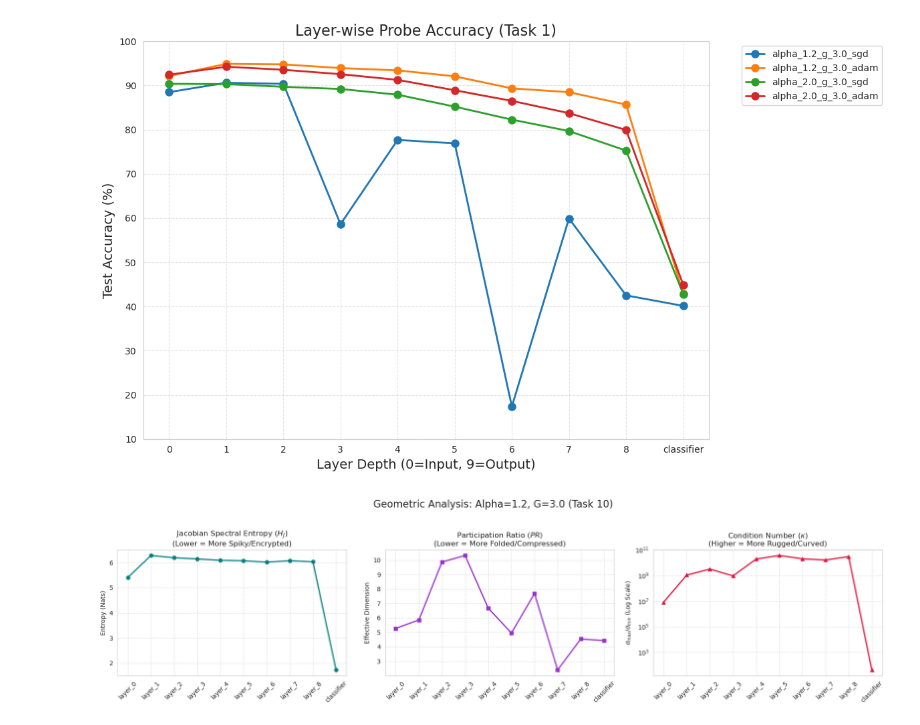
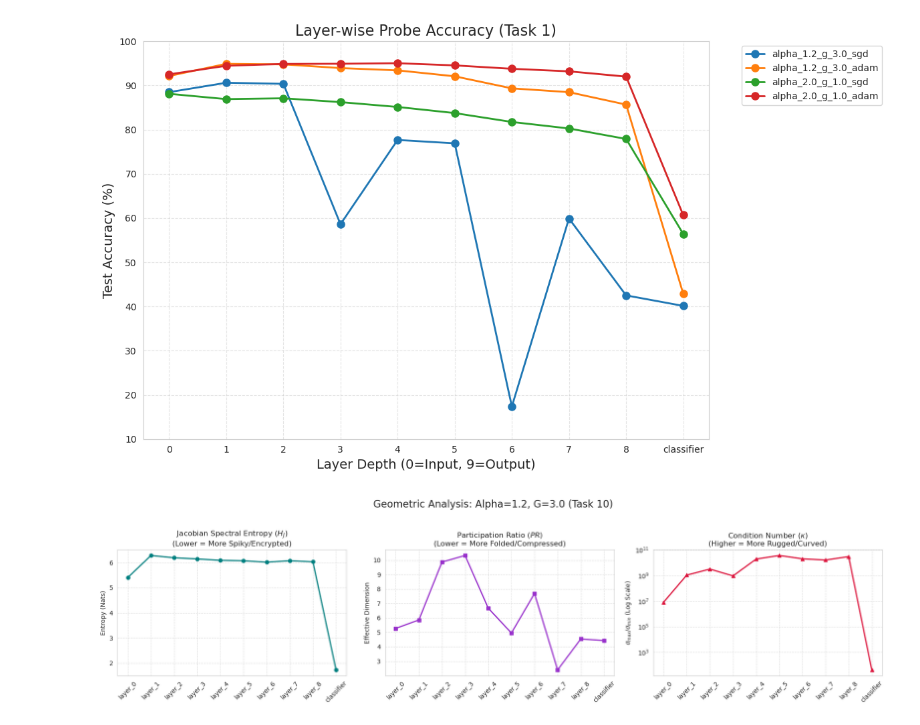
Before and after one commit to YiHaoFromEarth/ht-initialisation-dynamics, a Jupyter notebook: continual_learning/permuted_mnist.ipynb, the cells around one changed output. Drawn from its saved outputs; the diff is of its cells as text; code cells hidden in the pictures.

```diff
--- a/continual_learning/permuted_mnist.ipynb
+++ b/continual_learning/permuted_mnist.ipynb
@@ -463,6 +463,5 @@ plot_total_integrity_sum(comparison_list)
 # %%
 import torch
-import torch.nn as nn
 import torch.optim as optim
 from torch.utils.data import DataLoader, TensorDataset
 from torchvision import datasets, transforms
@@ -480,7 +479,7 @@ DEVICE = torch.device("cuda" if torch.cuda.is_available() else "cpu")
 PROBE_EPOCHS = 30
 BATCH_SIZE = 1024  # Large batch for fast GPU-preloaded probing
 # Path to your physics snapshot
-SNAPSHOT_PATH = Path("./results_fc10/alpha_2.0_g_3.0_lr_0.01/checkpoints/snapshot_T10_E29.pt")
+SNAPSHOT_PATH = Path("./results_fc10_sgd/alpha_2.0_g_1.0_lr_0.01/checkpoints/snapshot_T10_E29.pt")
 OUTPUT_CSV = Path("../results/continual_learning") / "layerwise_probe_results.csv"
 
 # Architecture params
@@ -561,7 +560,7 @@ for layer_idx in layer_keys:
 
     probe = nn.Linear(feature_dim, NUM_CLASSES).to(DEVICE)
     # Using SGD as requested to observe the "raw" landscape physics
-    optimizer = optim.SGD(probe.parameters(), lr=1e-3)
+    optimizer = optim.Adam(probe.parameters(), lr=1e-3)
     criterion = nn.CrossEntropyLoss()
 
     for epoch in range(PROBE_EPOCHS):
@@ -613,8 +630,10 @@ from pathlib import Path
 files_to_plot = [
     "layerwise_probe_results_alpha_1.2_g_3.0_sgd.csv",
     "layerwise_probe_results_alpha_1.2_g_3.0_adam.csv",
-    "layerwise_probe_results_alpha_2.0_g_3.0_sgd.csv",
-    "layerwise_probe_results_alpha_2.0_g_3.0_adam.csv"
+    #"layerwise_probe_results_alpha_2.0_g_3.0_sgd.csv",
+    #"layerwise_probe_results_alpha_2.0_g_3.0_adam.csv",
+    "layerwise_probe_results_alpha_2.0_g_1.0_sgd.csv",
+    "layerwise_probe_results_alpha_2.0_g_1.0_adam.csv"
 ]
 
 base_path = Path("../results/continual_learning")
@@ -627,34 +646,34 @@ for file_name in files_to_plot:
     path = base_path / file_name
     if not path.exists():
         print(f"Skipping {file_name}: File not found.")
         continue
 
     df = pd.read_csv(path)
 
     # We want to plot the FINAL accuracy achieved at each layer
     # after the probe has finished its epochs
     final_accs = df.groupby("layer")["accuracy"].max().reset_index()
 
     # Extract metadata from filename for cleaner labeling
     label = file_name.replace("layerwise_probe_results_", "").replace(".csv", "")
 
     plt.plot(final_accs["layer"], final_accs["accuracy"],
              marker='o', label=label, linewidth=2, markersize=8)
 
 # --- 3. REFINING ---
 plt.title("Layer-wise Probe Accuracy (Task 1)", fontsize=16)
 plt.xlabel("Layer Depth (0=Input, 9=Output)", fontsize=14)
 plt.ylabel("Test Accuracy (%)", fontsize=14)
 plt.ylim(10, 100)
 plt.xticks(range(10))
 plt.legend(bbox_to_anchor=(1.05, 1), loc='upper left')
 plt.grid(True, which='both', linestyle='--', alpha=0.5)
 
 plt.tight_layout()
 plt.savefig(base_path / "layerwise_probe_comparison.pdf", bbox_inches='tight')
 plt.show()
 # %% [output]
-[figure, old version]
+[figure, new version]
 # %%
 import torch
 import numpy as np
```
Also changed, not shown: parts of 6 cells of this notebook, 41 other files.
